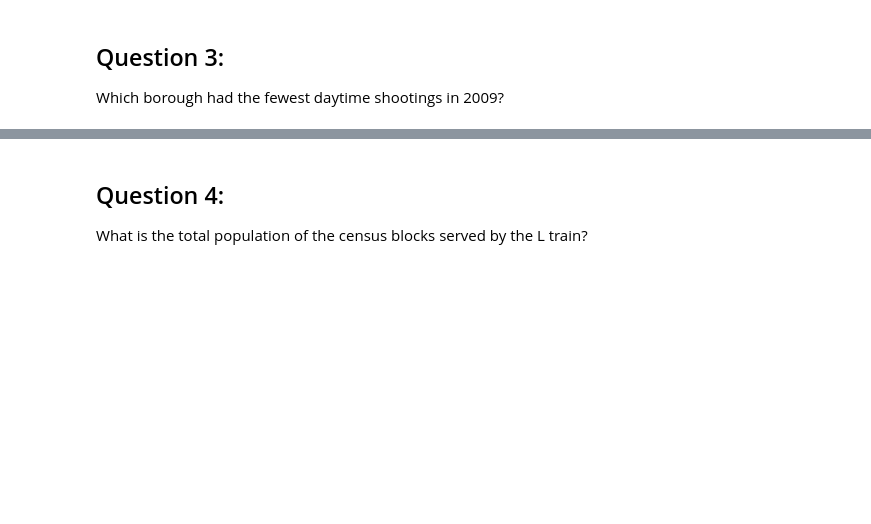
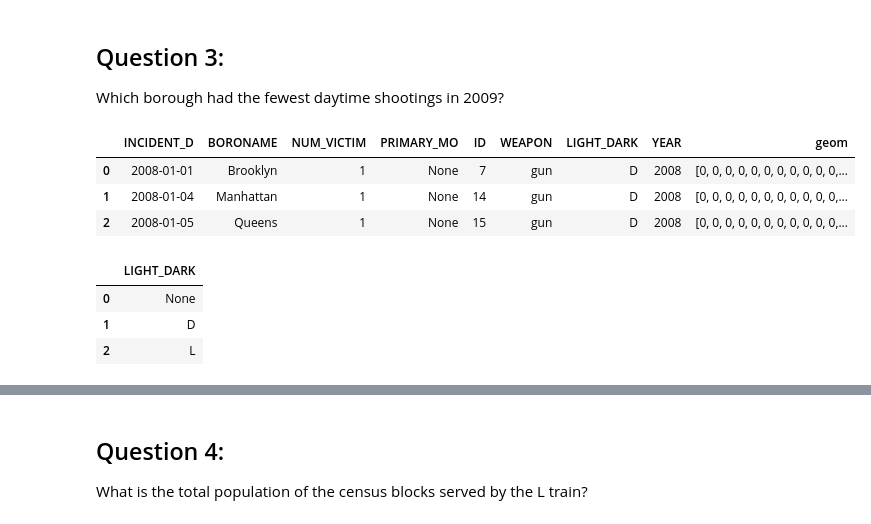
Before and after one commit to NourahAlhosain/CASA0025, a Jupyter notebook: W05_quiz_2025.ipynb, the cells around one changed output, grey strips where cells are left out. Drawn from its saved outputs; the diff is of its cells as text; code cells hidden in the pictures; blank space fills up the shorter version.

```diff
--- a/W05_quiz_2025.ipynb
+++ b/W05_quiz_2025.ipynb
@@ -37,3 +131,21 @@ What is the longest street in New York? Note, it may be split up into multiple s
 ## Question 3:
 
 Which borough had the fewest daytime shootings in 2009?
+# %%
+%%sql
+
+SELECT * FROM nyc_homicides LIMIT 3;
+# %% [output]
+|  | INCIDENT_D | BORONAME | NUM_VICTIM | PRIMARY_MO | ID | WEAPON | LIGHT_DARK | YEAR | geom |
+| 0 | 2008-01-01 | Brooklyn | 1 | None | 7 | gun | D | 2008 | [0, 0, 0, 0, 0, 0, 0, 0, 0, 0, 0,... |
+| 1 | 2008-01-04 | Manhattan | 1 | None | 14 | gun | D | 2008 | [0, 0, 0, 0, 0, 0, 0, 0, 0, 0, 0,... |
+| 2 | 2008-01-05 | Queens | 1 | None | 15 | gun | D | 2008 | [0, 0, 0, 0, 0, 0, 0, 0, 0, 0, 0,... |
+# %%
+%%sql
+
+SELECT DISTINCT LIGHT_DARK FROM nyc_homicides;
+# %% [output]
+|  | LIGHT_DARK |
+| 0 | None |
+| 1 | D |
+| 2 | L |
```
Also changed, not shown: parts of 22 cells of this notebook.
